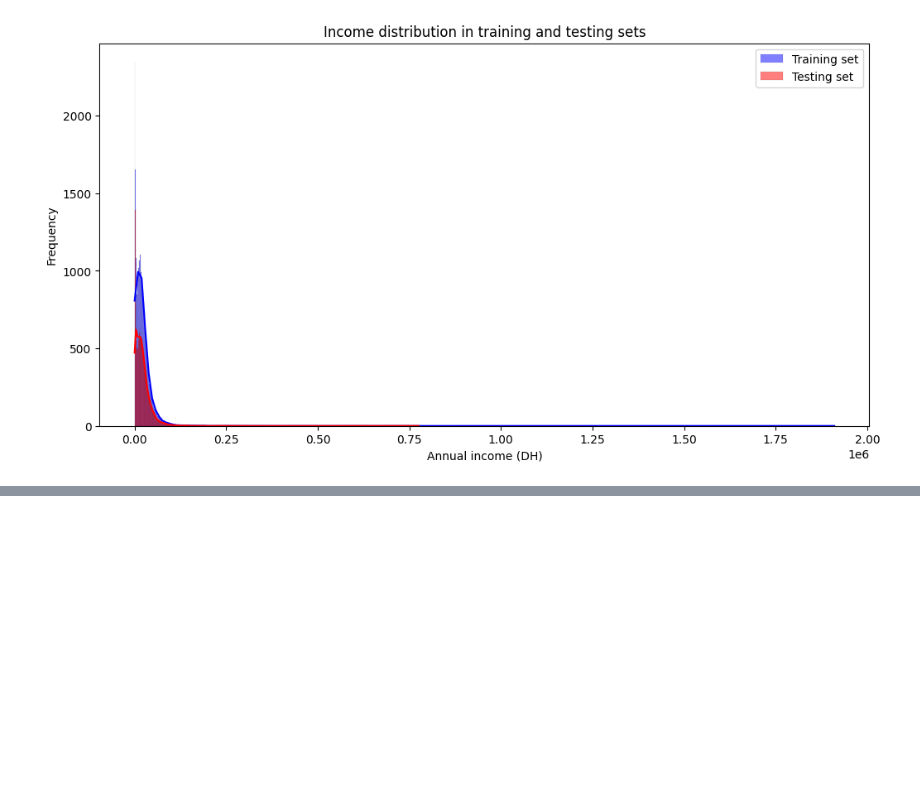
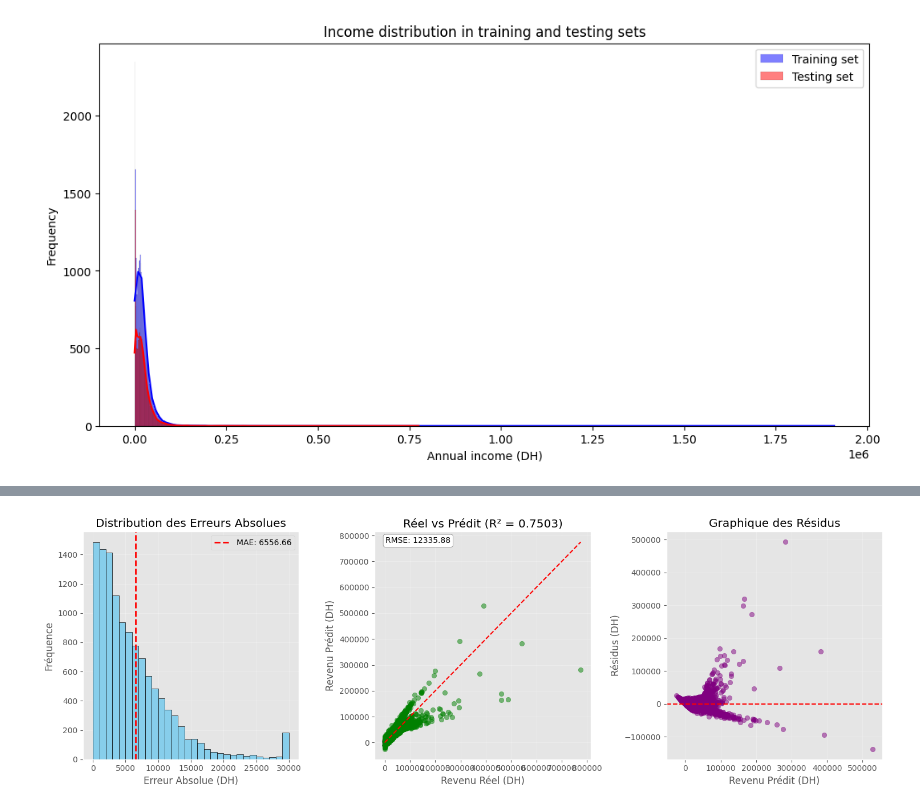
Before and after one commit to mouadd9/annual-revenue-prediction-app, a Jupyter notebook: mini_proj.ipynb, the cells around one changed output, grey strips where cells are left out. Saved outputs shown, nothing was run; the diff lists cells and outputs as text; code cells hidden in the pictures; blank space fills up the shorter version.

Commit message:
trained two models

```diff
--- a/mini_proj.ipynb
+++ b/mini_proj.ipynb
@@ -2035,0 +2129,98 @@ Full dataset - Mean: 21735.60, Std: 26009.36
+# %%
+# Load the trained Linear Regression model
+lr_model = joblib.load('linear_regression_model.joblib')
+
+# Évaluation des performances du modèle selon les métriques requises (MAE, RMSE, R²)
+
+print("\n=== 6.6. Test du modèle sur l'ensemble de test ===\n")
+
+# Calculer les prédictions sur l'ensemble de test
+y_pred_test = lr_model.predict(X_test)
+
+# Calculer les métriques de performance
+from sklearn.metrics import mean_absolute_error, mean_squared_error, r2_score
+import numpy as np
+
+# 1. MAE (Mean Absolute Error - Erreur absolue moyenne)
+mae = mean_absolute_error(y_test, y_pred_test)
+
+# 2. RMSE (Root Mean Square Error - Racine carrée de l'erreur quadratique moyenne)
+rmse = np.sqrt(mean_squared_error(y_test, y_pred_test))
+
+# 3. R² (Coefficient de détermination)
+r2 = r2_score(y_test, y_pred_test)
+
+# Afficher les résultats de manière structurée
+print("Performances du modèle de Régression Linéaire:")
+print(f"MAE : {mae:.2f} DH")
+print(f"RMSE: {rmse:.2f} DH")
+print(f"R²  : {r2:.4f}")
+
+# Analyse plus détaillée avec des exemples réels
+print("\nExemples de prédictions sur des données réelles:")
+
+# Créer un DataFrame pour comparer les valeurs réelles et prédites
+comparison_df = pd.DataFrame({
+    'Revenu_Réel': y_test,
+    'Revenu_Prédit': y_pred_test,
+    'Erreur_Absolue': abs(y_test - y_pred_test)
+})
+
+# Afficher 5 exemples aléatoires
+print("\nExemples aléatoires:")
+random_samples = comparison_df.sample(5, random_state=42)
+for i, (idx, row) in enumerate(random_samples.iterrows()):
+    print(f"Exemple {i+1}:")
+    print(f"  Revenu réel: {row['Revenu_Réel']:.2f} DH")
+    print(f"  Revenu prédit: {row['Revenu_Prédit']:.2f} DH")
+    print(f"  Erreur absolue: {row['Erreur_Absolue']:.2f} DH")
+    print()
+
+# Visualisation des métriques de performance
+plt.figure(figsize=(15, 5))
+
+# Graphique 1: Distribution des erreurs absolues
+plt.subplot(1, 3, 1)
+plt.hist(comparison_df['Erreur_Absolue'].clip(0, 30000), bins=30, color='skyblue', edgecolor='black')
+plt.axvline(mae, color='red', linestyle='--', linewidth=2, label=f'MAE: {mae:.2f}')
+plt.xlabel('Erreur Absolue (DH)')
+plt.ylabel('Fréquence')
+plt.title('Distribution des Erreurs Absolues')
+plt.legend()
+plt.grid(True, alpha=0.3)
+
+# Graphique 2: Valeurs réelles vs prédites avec R²
+plt.subplot(1, 3, 2)
+plt.scatter(y_test, y_pred_test, alpha=0.5, color='green')
+plt.plot([y_test.min(), y_test.max()], [y_test.min(), y_test.max()], 'r--')
+plt.xlabel('Revenu Réel (DH)')
+plt.ylabel('Revenu Prédit (DH)')
+plt.title(f'Réel vs Prédit (R² = {r2:.4f})')
+plt.grid(True, alpha=0.3)
+plt.annotate(f'RMSE: {rmse:.2f}', xy=(0.05, 0.95), xycoords='axes fraction',
+             fontsize=10, bbox=dict(boxstyle="round,pad=0.3", fc="white", ec="gray"))
+
+# Graphique 3: Résidus vs valeurs prédites
+residuals = y_test - y_pred_test
+plt.subplot(1, 3, 3)
+plt.scatter(y_pred_test, residuals, alpha=0.5, color='purple')
+plt.axhline(y=0, color='red', linestyle='--')
+plt.xlabel('Revenu Prédit (DH)')
+plt.ylabel('Résidus (DH)')
+plt.title('Graphique des Résidus')
+plt.grid(True, alpha=0.3)
+
+plt.tight_layout()
+plt.savefig('regression_lineaire_evaluation.png')
+plt.show()
+
+# Récapitulatif des performances pour le rapport
+print("\nRésumé des performances pour le rapport:")
+print("┌─────────────────────────────────────────────┐")
+print("│ Modèle: Régression Linéaire                 │")
+print("├─────────────┬───────────────────────────────┤")
+print(f"│ MAE         │ {mae:.2f} DH                      │")
+print(f"│ RMSE        │ {rmse:.2f} DH                     │")
+print(f"│ R²          │ {r2:.4f}                        │")
+print("└─────────────┴───────────────────────────────┘")
+# %% [output]
@@ -2035,0 +2244 @@ Full dataset - Mean: 21735.60, Std: 26009.36
+[figure, added]
```
Also changed, not shown: parts of 7 cells of this notebook, 4 other files.
